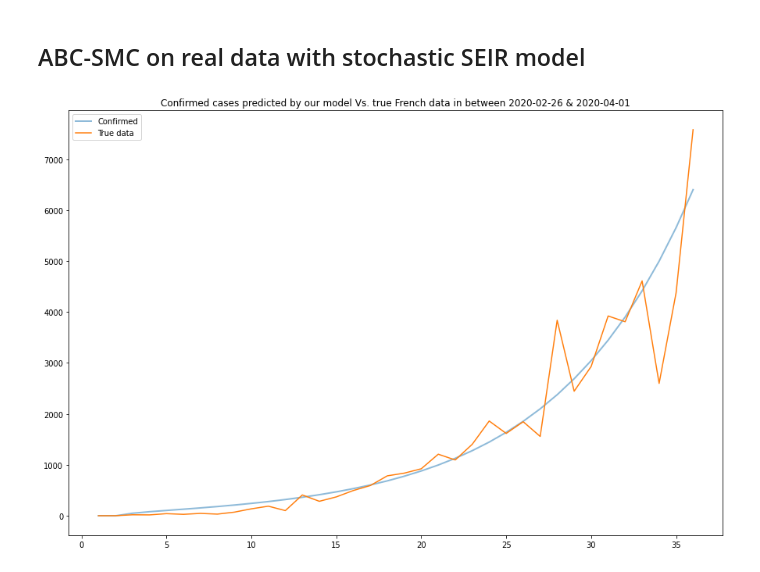
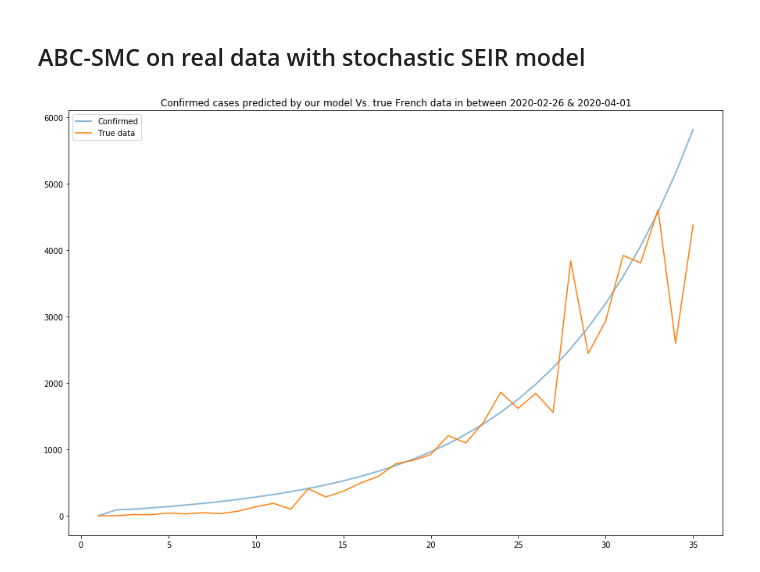
Before and after one commit to chloeskt/covid-19, a Jupyter notebook: 3-0 ABC_SIR.ipynb, the cells around one changed output. Drawn from its saved outputs; the diff is of its cells as text; code cells hidden in the pictures.

```diff
--- a/3-0 ABC_SIR.ipynb
+++ b/3-0 ABC_SIR.ipynb
@@ -226,0 +219,11 @@ print(time.time() - start)
+# %%
+beta, gamma = 1.5, 0.5
+theta = beta, gamma
+D = run_model(theta)
+epsilons = [1000, 100, 10]
+
+start = time.time()
+results = ABC_SMC_algorithm(generate_theta, run_model, calc_distance, D, 1000, 2, epsilons)
+
+print('Précision (epsilon):', epsilons[-1])
+print('Temps de calcul:', round(time.time() - start, 2), 'secondes')
@@ -270,11 +276,15 @@ plt.title('Number of cases/day on the whole period')
 plt.show()
 
 plt.figure(figsize=(16,9))
-tmp = df[(df['dateRep'] >= '2020-02-26') & (df['dateRep'] <= '2020-04-01')]
+#tmp = df[(df['dateRep'] >= '2020-02-26')]
+tmp = df[(df['dateRep'] >= '2020-02-26') & (df['dateRep'] <= '2020-03-31')]
+#tmp = df[(df['dateRep'] >= '2020-04-01')]
 plt.plot(tmp['dateRep'], tmp['cases'], label='cases')
 plt.plot(tmp['dateRep'], tmp['deaths'], label='deaths')
 plt.title('Number of cases/day and deaths/day in between 2020-02-26 & 2020-04-01')
 plt.legend()
 plt.show()
+
+print(len(tmp), tmp.cases.values[0])
 # %% [output]
 [figure]
@@ -312,9 +323,11 @@ def model(init, params, T, dt, a=0.):
         next_I = I[-1] + E_to_I - I_to_R
         next_R = R[-1] + I_to_R
 
+        Q_to_C = min(Q[-1], kappa_t * Q[-1])
+
         next_D = D[-1] + E_to_I * np.exp(- gamma * kappa)
-        next_Q = Q[-1] + E_to_I * np.exp(- gamma * kappa) - kappa_t * Q[-1]
-        next_C = kappa_t * Q[-1]
+        next_Q = Q[-1] + E_to_I * np.exp(- gamma * kappa) - Q_to_C
+        next_C = + Q_to_C
 
         S.append(next_S)
         E.append(next_E)
@@ -328,28 +341,32 @@ def model(init, params, T, dt, a=0.):
     return np.stack([S, E, I, R, Q, D, C])
 # %%
 N = 67e6
-sigma= 0.21
-gamma = 0.39
-kappa = 0.19
-beta = 0.85
 
-E0, I0 = 1355, 5
-init = [N-E0-I0, E0, I0, 0, I0, I0-2, 2] #[S0, E0, I0, R0, Q0, D0, C0]
+sigma = 0.19
+gamma = 0.34
+kappa = 0.16
+beta = 0.78
+E0 = 933.68
+I0 = 564.4
+C0 = 2
+R0 = 0
+
+init = [N-E0-I0-R0, E0, I0, R0, I0+R0, I0+R0-C0, C0] #[S0, E0, I0, R0, Q0, D0, C0]
 params = sigma, gamma, kappa, beta
 
-T = 36
+T = 35
 dt = 1.
 
 results = model(init, params, T, dt)
 confirmed = results[-1]
 
 t = np.linspace(1, T, int(T/dt))
 plt.figure(figsize=(15, 10))
 plt.plot(t, confirmed, alpha=0.5, lw=2, label='Confirmed')
 plt.plot(t, tmp.cases.values, label='True data')
 plt.title("Confirmed cases predicted by our model Vs. true French data in between 2020-02-26 & 2020-04-01")
 plt.legend()
 plt.show()
 # %% [output]
-[figure, old version]
+[figure, new version]
 # %%
```
Also changed, not shown: parts of 14 cells of this notebook, 1 other file.
